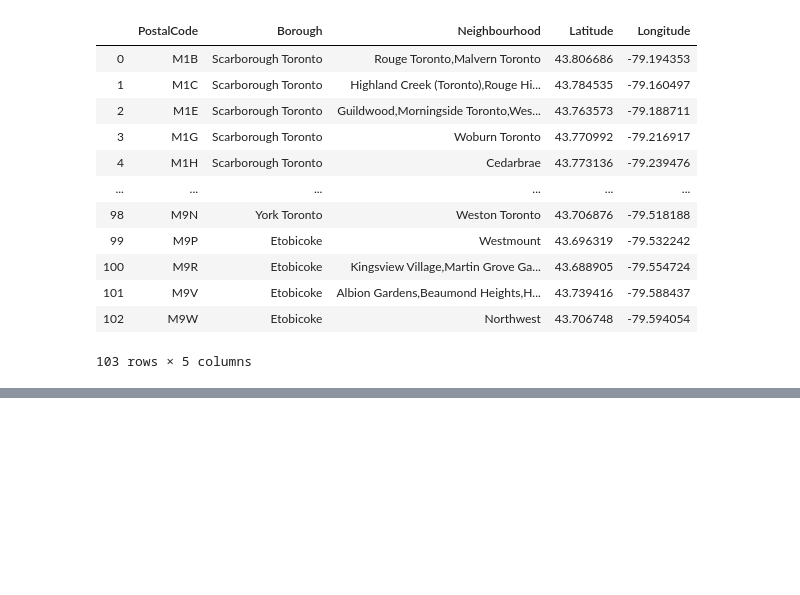
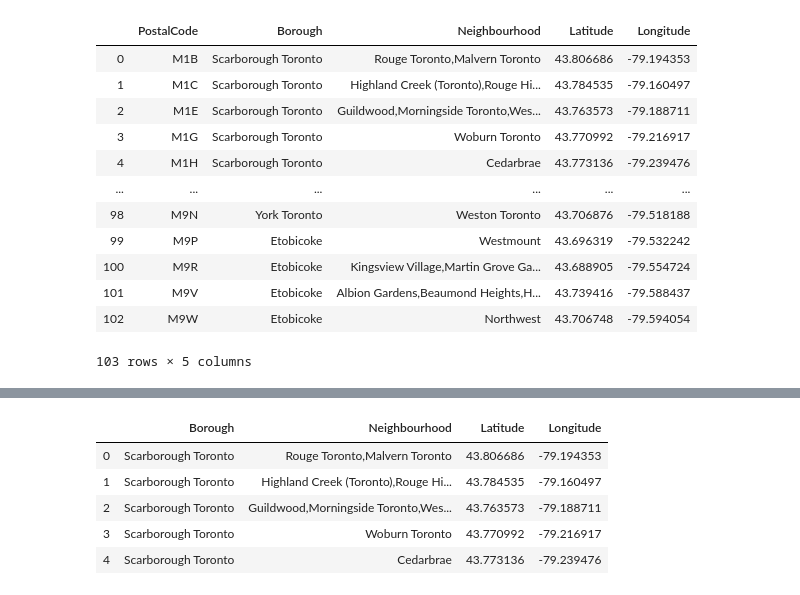
Before and after one commit to syn2little/Coursera_Capstone, a Jupyter notebook: Segmenting and Clustering Neighborhoods in Toronto.ipynb, the cells around one changed output, grey strips where cells are left out. Drawn from its saved outputs; the diff is of its cells as text; code cells hidden in the pictures; blank space fills up the shorter version.

```diff
--- a/Segmenting and Clustering Neighborhoods in Toronto.ipynb
+++ b/Segmenting and Clustering Neighborhoods in Toronto.ipynb
@@ -192,0 +264,10 @@ result_data
+# %%
+toronto_data = neighborhoods[neighborhoods['Borough'].str.contains('Toronto')].reset_index(drop=True)
+toronto_data.head()
+# %% [output]
+|  | Borough | Neighbourhood | Latitude | Longitude |
+| 0 | Scarborough Toronto | Rouge Toronto,Malvern Toronto | 43.806686 | -79.194353 |
+| 1 | Scarborough Toronto | Highland Creek (Toronto),Rouge Hi... | 43.784535 | -79.160497 |
+| 2 | Scarborough Toronto | Guildwood,Morningside Toronto,Wes... | 43.763573 | -79.188711 |
+| 3 | Scarborough Toronto | Woburn Toronto | 43.770992 | -79.216917 |
+| 4 | Scarborough Toronto | Cedarbrae | 43.773136 | -79.239476 |
```
Also changed, not shown: parts of 12 cells of this notebook.
